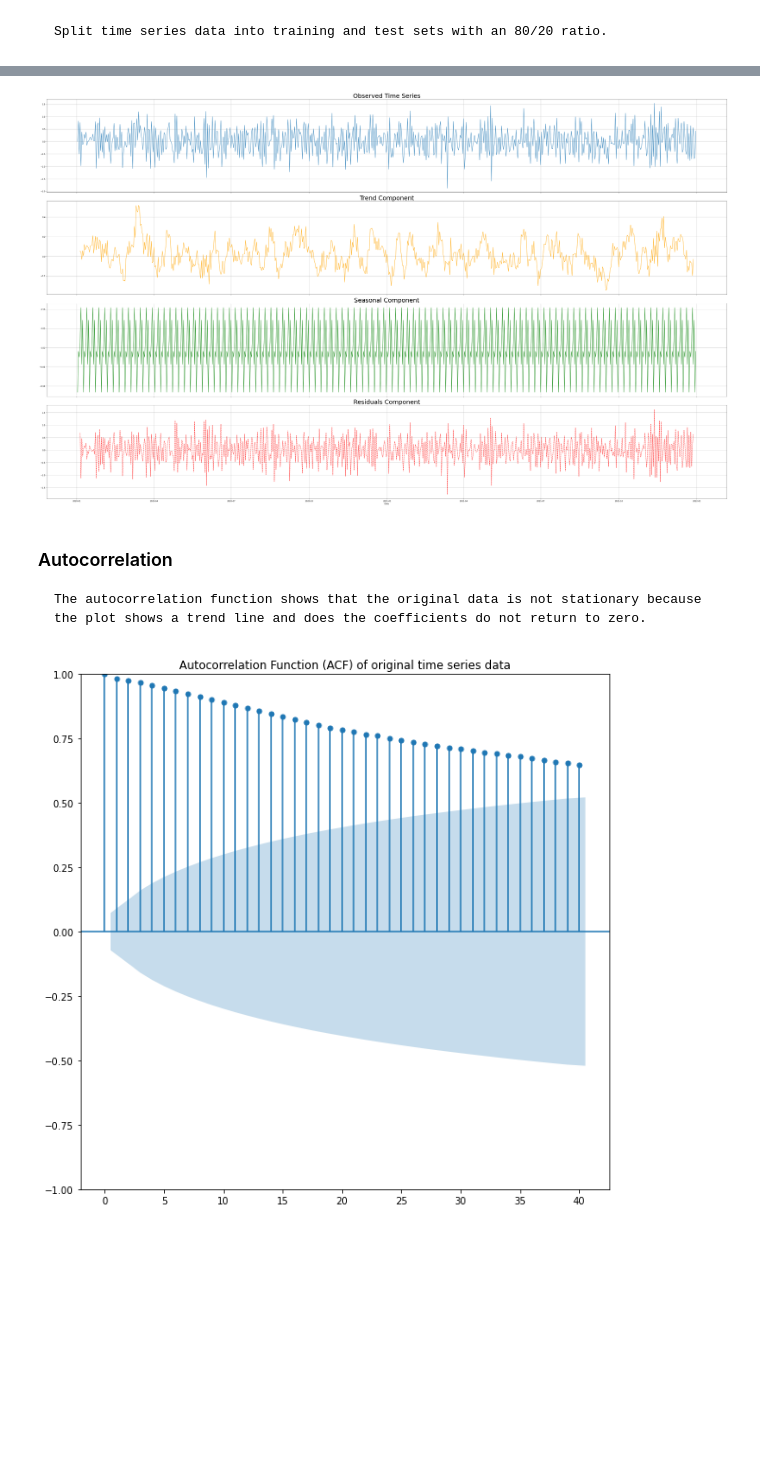
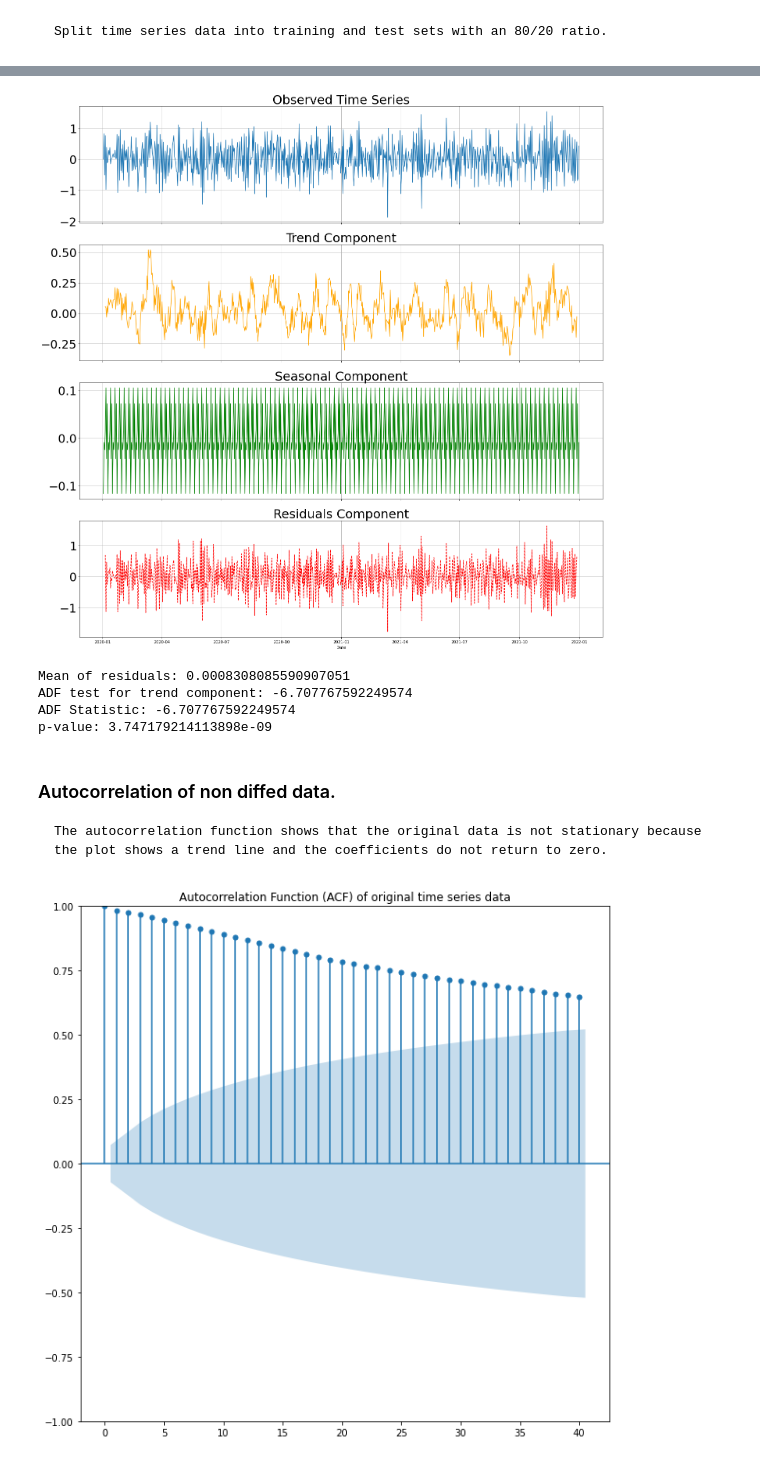
Before and after one commit to darrellbrand/D213, a Jupyter notebook: 1/D213-task-1.ipynb, the cells around one changed output, grey strips where cells are left out. Drawn from its saved outputs; the diff is of its cells as text; code cells hidden in the pictures; blank space fills up the shorter version.

```diff
--- a/1/D213-task-1.ipynb
+++ b/1/D213-task-1.ipynb
@@ -156,48 +163,62 @@ test_set_diffed.to_csv('test_set_diffed.csv')
 # %%
+
 from statsmodels.tsa.seasonal import seasonal_decompose
 from statsmodels.tsa.stattools import adfuller
 from statsmodels.graphics.tsaplots import plot_acf
 from scipy.signal import periodogram
 import matplotlib as mpl
+
 # make plots bigger
 plt.rcParams['figure.figsize'] = [10, 10]
 # Decompose the time series using an additive model
 decomposition = seasonal_decompose(df, model='additive')
 
 # Create a custom decomposition plot with labels
-fig, axes = plt.subplots(4, 1, figsize=(50, 30), sharex=True)  # Create subplots with shared x-axis
-
+fig, axes = plt.subplots(4, 1, figsize=(20, 20), sharex=True)  # Create subplots with shared x-axis
 # Plot the observed component
 axes[0].plot(decomposition.observed, label='Observed')
 axes[0].set_title("Observed Time Series",fontsize=32)
 axes[0].grid(True)
-
+axes[0].tick_params(axis='y', labelsize=30)
 # Plot the trend component
 axes[1].plot(decomposition.trend, label='Trend', color='orange')
 axes[1].set_title("Trend Component",fontsize=32)
 axes[1].grid(True)
-
+axes[1].tick_params(axis='y', labelsize=30)
 # Plot the seasonal component
 axes[2].plot(decomposition.seasonal, label='Seasonal', color='green')
 axes[2].set_title("Seasonal Component",fontsize=32)
 axes[2].grid(True)
-
+axes[2].tick_params(axis='y', labelsize=30)
 # Plot the residual component
 axes[3].plot(decomposition.resid, label='Residuals', color='red', linestyle='--')
 axes[3].set_title("Residuals Component",fontsize=32)
 axes[3].grid(True)
+axes[3].tick_params(axis='y', labelsize=30)
 
 # Common x-axis label
 axes[3].set_xlabel("Date")
 # Set global font properties
 
 plt.tight_layout()  # Adjust subplot spacing for better visualization
 plt.show()
+## confirm lack of trend in residuals
+print("Mean of residuals:", decomposition.resid.mean())
+
+# Perform ADF test on the trend component
+adf_result = adfuller(decomposition.trend.dropna())
+print('ADF test for trend component:', adf_result[0])
+print('ADF Statistic:', adf_result[0])
+print('p-value:', adf_result[1])
 # %% [output]
-[figure, old version]
+[figure, new version]
+Mean of residuals: 0.0008308085590907051
+ADF test for trend component: -6.707767592249574
+ADF Statistic: -6.707767592249574
+p-value: 3.747179214113898e-09
 # %% [markdown]
-### Autocorrelation
-    The autocorrelation function shows that the original data is not stationary because the plot shows a trend line and does the coefficients do not return to zero.
+### Autocorrelation of non diffed data.
+    The autocorrelation function shows that the original data is not stationary because the plot shows a trend line and the coefficients do not return to zero.
 # %%
 # Plot the Autocorrelation Function (ACF)
 plot_acf(original_df, lags=40)  # Plot ACF for 40 lags
```
Also changed, not shown: parts of 10 cells of this notebook, 1 other file.
